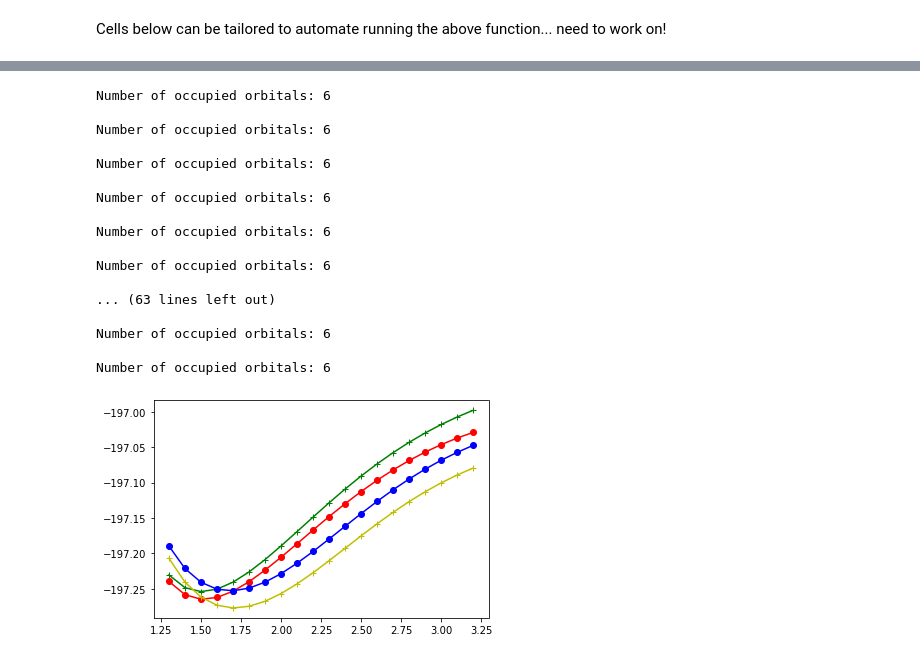
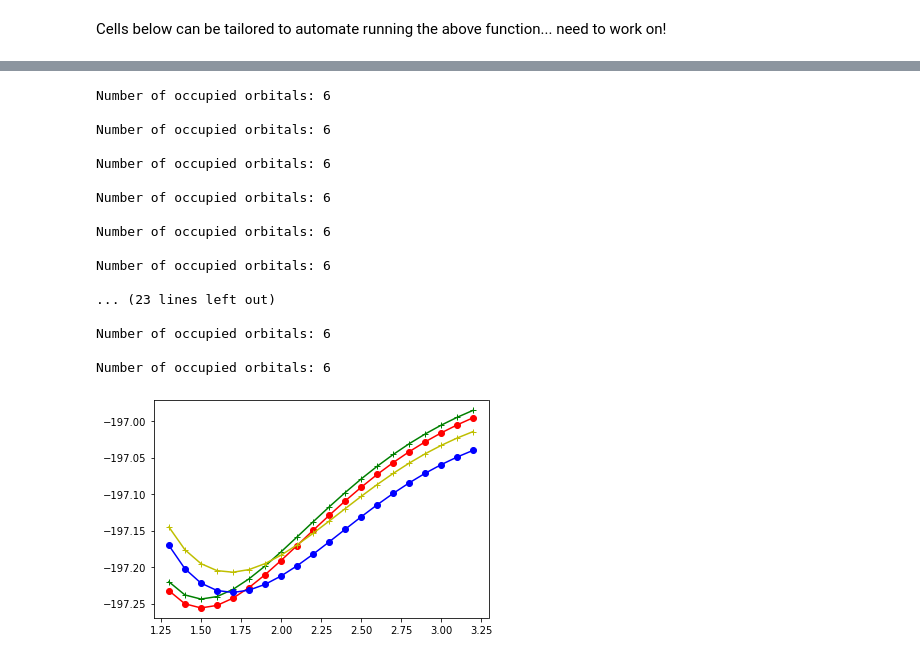
Before and after one commit to edeprince3/hilbert, a Jupyter notebook: src/psi4numpy_polaritonic_scf/cqed_cis.ipynb, the cells around one changed output, grey strips where cells are left out. Drawn from its saved outputs; the diff is of its cells as text; code cells hidden in the pictures.

Commit message:
updated cqed_cis equations

```diff
--- a/src/psi4numpy_polaritonic_scf/cqed_cis.ipynb
+++ b/src/psi4numpy_polaritonic_scf/cqed_cis.ipynb
@@ -151,7 +151,7 @@ me
 # %%
-Ex = 0
-Ey = 0
-Ez = 5e-2
+Ex = 0.0
+Ey = 0.0
+Ez = 0.025
 lam = np.array([Ex, Ey, Ez])
 
 n_states = 2
@@ -213,7 +213,6 @@ for i in rs:
     Psi4_e.append(e+delta_e[0])
 
     rhf_e, cqed_cis_e_array, cqed_vecs = cqed_cis(lam, mol_string, options_dict, omega_val)
-    rhf_e, cqed_cis_e_array_ndse, cqed_vecs_ndse = cqed_cis(lam, mol_string, options_dict, omega_val, include_dse=False)
 
     g0.append(cqed_cis_e_array[0])
     g1.append(cqed_cis_e_array[1])
@@ -238,7 +237,7 @@ Number of occupied orbitals: 6
 
 Number of occupied orbitals: 6
 
-... (63 lines left out)
+... (23 lines left out)
 
 Number of occupied orbitals: 6
 
@@ -246,14 +245,14 @@ Number of occupied orbitals: 6
 # %%
 from matplotlib import pyplot as plt
 gs = np.array(Psi4_g)
 plt.plot(rs, g1, 'ro-')
-plt.plot(rs, nodse_g1, 'g+-')
+plt.plot(rs, Psi4_g, 'g+-')
 plt.plot(rs, e0, 'bo-')
-plt.plot(rs, nodse_e0, 'y+-')
+plt.plot(rs, Psi4_e, 'y+-')
 #plt.xlim(1.75,2.25)
 plt.show()
 # %% [output]
-[figure, old version]
+[figure, new version]
 # %% [markdown]
 \begin{align}
     \langle s | \langle \Phi_0 | \hat{H} | \Phi_0 \rangle | t \rangle &=
```
Also changed, not shown: parts of 1 cell of this notebook, 1 other file.
